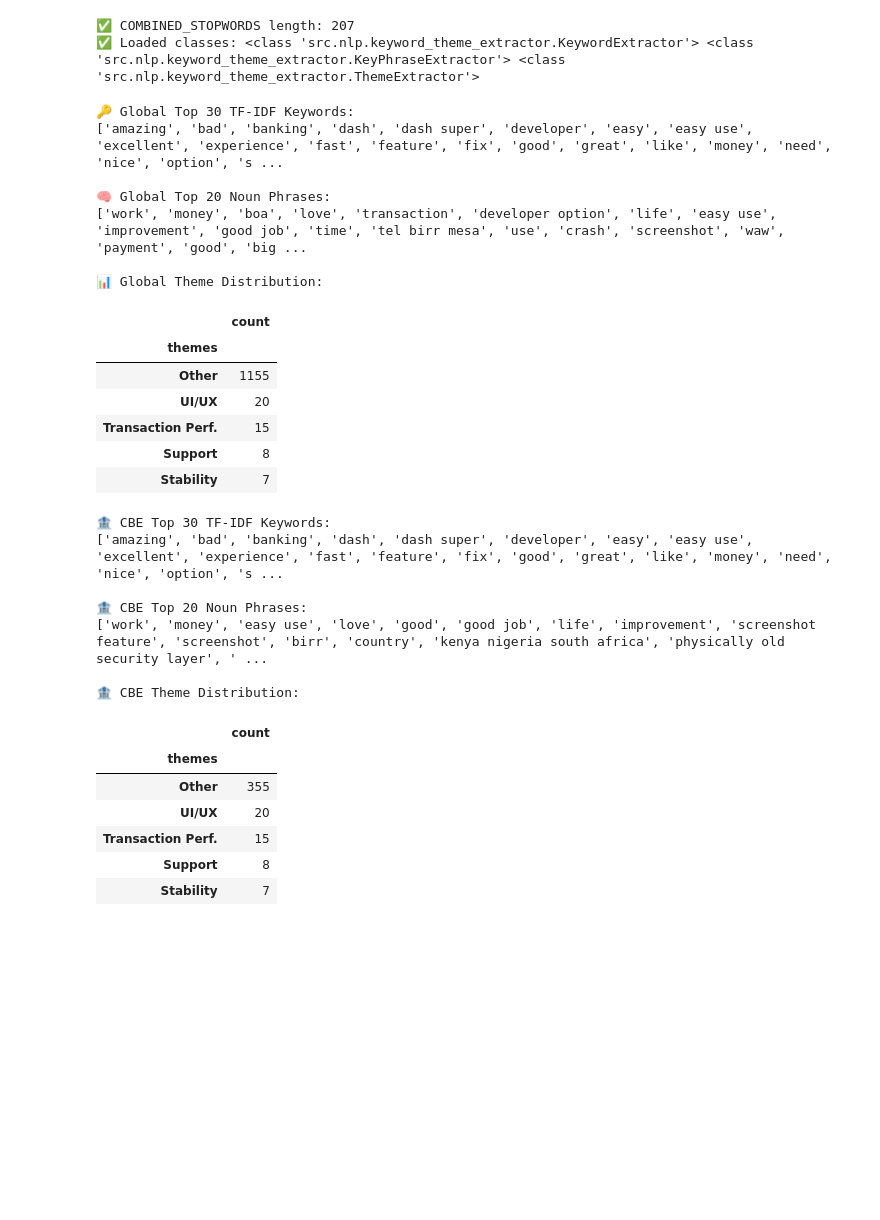
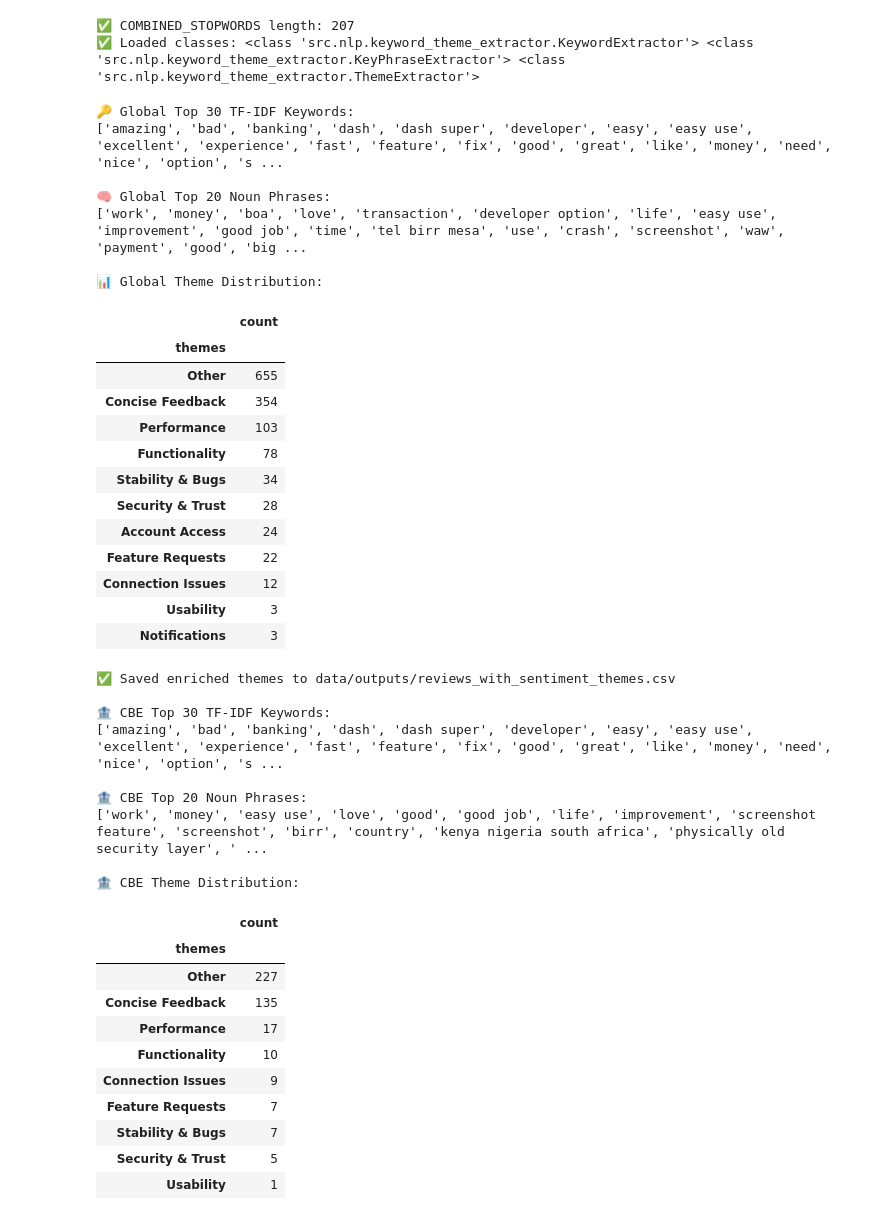
Before and after one commit to NabloP/b5w2-customer-ux-analytics-challenge, a Jupyter notebook: notebooks/task-2-sentiment-thematic-analysis.ipynb, the cells around one changed output. Cells and saved outputs as stored; diff of their text form; code cells hidden in the pictures; blank space fills up the shorter version.

```diff
--- a/notebooks/task-2-sentiment-thematic-analysis.ipynb
+++ b/notebooks/task-2-sentiment-thematic-analysis.ipynb
@@ -380,18 +364,41 @@ phrase_extractor.nlp = spacy.load("en_core_web_sm")
 # 4️⃣ Define per-bank theme seeds
 seed_map = {
     "CBE": {
-        "Account Access": ["login", "otp", "password", "pin"],
-        "Transaction Perf.": ["slow", "delay", "timeout", "transfer", "fee"],
-        "UI/UX": ["interface", "screen", "navigate", "button"],
-        "Stability": ["crash", "freeze", "error", "bug"],
-        "Support": ["help", "support", "customer"],
+        "Concise Feedback": ["good","bad","fine","ok"],
+        "Account Access":   ["login","otp","password","pin"],
+        "Connection Issues":["network","offline","timeout","disconnect"],
+        "Usability":        ["hard to use","navigate","layout","ux"],
+        "Performance":      ["slow","lag","speed","delay","fast"],
+        "Functionality":    ["feature","cannot","unable","doesn't","option"],
+        "Feature Requests":["should have","wish","add","feature request"],
+        "Security & Trust":["secure","fraud","trust","encryption","leak"],
+        "Notifications":    ["alert","notification","push","reminder","email"],
+        "Stability & Bugs": ["crash","freeze","error","bug","exception"],
     },
     "BOA": {
-        # … BOA-specific seeds …
+        "Concise Feedback": ["good","bad","fine","ok"],
+        "Account Access":   ["login","otp","password","pin"],
+        "Connection Issues":["network","offline","timeout","disconnect"],
+        "Usability":        ["hard to use","navigate","layout","ux"],
+        "Performance":      ["slow","lag","speed","delay","fast"],
+        "Functionality":    ["feature","cannot","unable","doesn't","option"],
+        "Feature Requests":["should have","wish","add","feature request"],
+        "Security & Trust":["secure","fraud","trust","encryption","leak"],
+        "Notifications":    ["alert","notification","push","reminder","email"],
+        "Stability & Bugs": ["crash","freeze","error","bug","exception"],
     },
     "Dashen": {
-        # … Dashen-specific seeds …
-    },
+        "Concise Feedback": ["good","bad","fine","ok"],
+        "Account Access":   ["login","otp","password","pin"],
+        "Connection Issues":["network","offline","timeout","disconnect"],
+        "Usability":        ["hard to use","navigate","layout","ux"],
+        "Performance":      ["slow","lag","speed","delay","fast"],
+        "Functionality":    ["feature","cannot","unable","doesn't","option"],
+        "Feature Requests":["should have","wish","add","feature request"],
+        "Security & Trust":["secure","fraud","trust","encryption","leak"],
+        "Notifications":    ["alert","notification","push","reminder","email"],
+        "Stability & Bugs": ["crash","freeze","error","bug","exception"],
+    }
 }
 theme_extractor = ThemeExtractor(seed_map=seed_map)
 
@@ -407,38 +414,52 @@ print("🧠 Global Top 20 Noun Phrases:")
 print(global_phrases, "\n")
 
 print("📊 Global Theme Distribution:")
 display(df_all_tagged["themes"].explode().value_counts().to_frame("count"))
 
+# ───────────────────────────────────────────────────────────────────────────────
+# >>> Write out the fully enriched + themed CSV for downstream visualization
+df_all_tagged.to_csv("data/outputs/reviews_with_sentiment_themes.csv", index=False)
+print("✅ Saved enriched themes to data/outputs/reviews_with_sentiment_themes.csv")
+# ───────────────────────────────────────────────────────────────────────────────
+
 # 6️⃣ Extract & display PER-BANK results using enriched splits
 for bank, texts, df_bank in [
     ("CBE", texts_cbe, df_cbe),
     ("BOA", texts_boa, df_boa),
     ("Dashen", texts_dashen, df_dashen),
 ]:
     print(f"\n🏦 {bank} Top 30 TF-IDF Keywords:")
     print(kw_extractor.extract_keywords(texts), "\n")
 
     print(f"🏦 {bank} Top 20 Noun Phrases:")
     print(phrase_extractor.extract_top_phrases(texts, top_n=20), "\n")
 
     df_bank_tagged = theme_extractor.tag_corpus(df_bank)
     print(f"🏦 {bank} Theme Distribution:")
     display(df_bank_tagged["themes"].explode().value_counts().to_frame("count"))
 # %% [output]
 🔑 Global Top 30 TF-IDF Keywords:
 ['amazing', 'bad', 'banking', 'dash', 'dash super', 'developer', 'easy', 'easy use', 'excellent', 'experience', 'fast', 'feature', 'fix', 'good', 'great', 'like', 'money', 'need', 'nice', 'option', 's ...
 
 🧠 Global Top 20 Noun Phrases:
 ['work', 'money', 'boa', 'love', 'transaction', 'developer option', 'life', 'easy use', 'improvement', 'good job', 'time', 'tel birr mesa', 'use', 'crash', 'screenshot', 'waw', 'payment', 'good', 'big ...
 
 📊 Global Theme Distribution:
 |  | count |
 | themes |  |
-| Other | 1155 |
-| UI/UX | 20 |
-| Transaction Perf. | 15 |
-| Support | 8 |
-| Stability | 7 |
+| Other | 655 |
+| Concise Feedback | 354 |
+| Performance | 103 |
+| Functionality | 78 |
+| Stability & Bugs | 34 |
+| Security & Trust | 28 |
+| Account Access | 24 |
+| Feature Requests | 22 |
+| Connection Issues | 12 |
+| Usability | 3 |
+| Notifications | 3 |
+✅ Saved enriched themes to data/outputs/reviews_with_sentiment_themes.csv
+
 🏦 CBE Top 30 TF-IDF Keywords:
 ['amazing', 'bad', 'banking', 'dash', 'dash super', 'developer', 'easy', 'easy use', 'excellent', 'experience', 'fast', 'feature', 'fix', 'good', 'great', 'like', 'money', 'need', 'nice', 'option', 's ...
 
@@ -448,11 +469,15 @@ for bank, texts, df_bank in [
 🏦 CBE Theme Distribution:
 |  | count |
 | themes |  |
-| Other | 355 |
-| UI/UX | 20 |
-| Transaction Perf. | 15 |
-| Support | 8 |
-| Stability | 7 |
+| Other | 227 |
+| Concise Feedback | 135 |
+| Performance | 17 |
+| Functionality | 10 |
+| Connection Issues | 9 |
+| Feature Requests | 7 |
+| Stability & Bugs | 7 |
+| Security & Trust | 5 |
+| Usability | 1 |
 🏦 BOA Top 30 TF-IDF Keywords:
 ['amazing', 'bad', 'banking', 'dash', 'dash super', 'developer', 'easy', 'easy use', 'excellent', 'experience', 'fast', 'feature', 'fix', 'good', 'great', 'like', 'money', 'need', 'nice', 'option', 's ...
 
```
Also changed, not shown: parts of 2 cells of this notebook, 13 other files.
